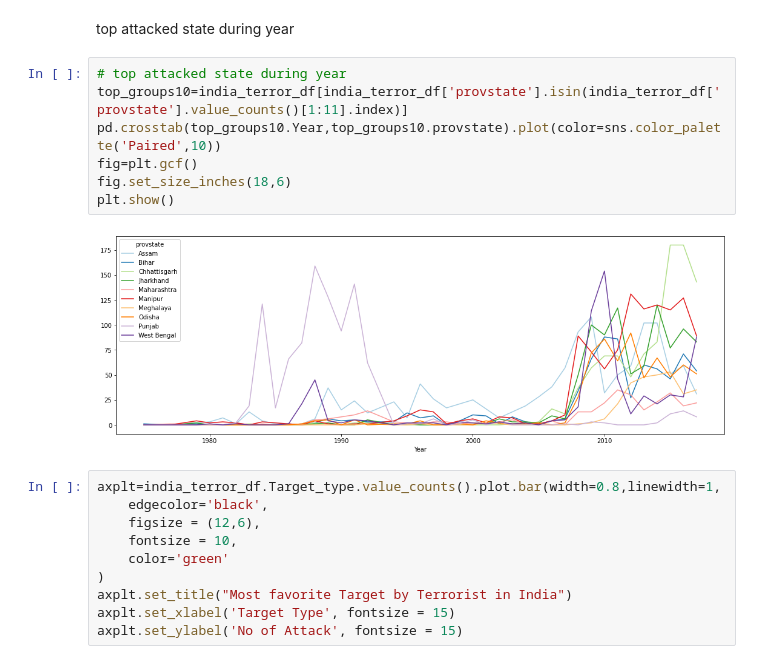
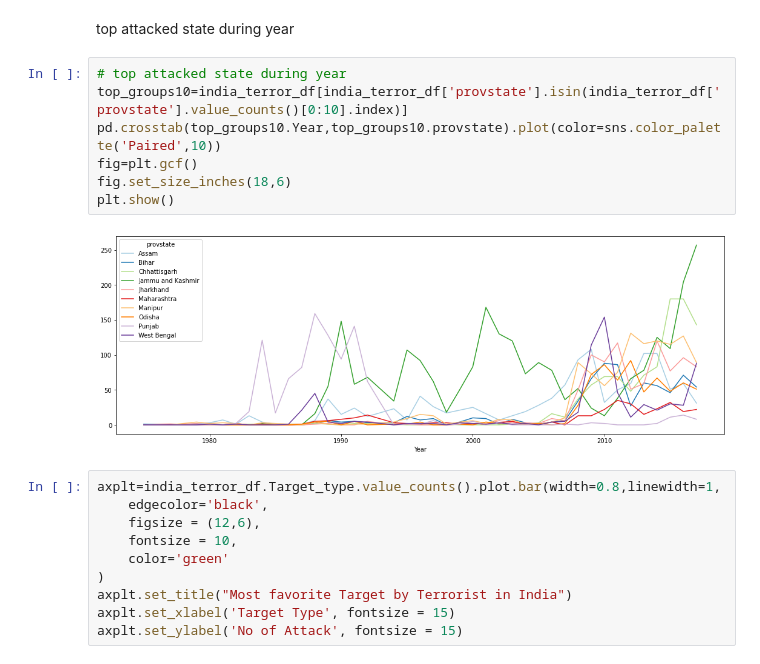
Before and after one commit to chinu1997/Team5-Capstone, a Jupyter notebook: Chinmaya_Devprasad_Team_5_Capstone_Project1.ipynb, the cells around one changed output. Cells and saved outputs as stored; diff of their text form.

```diff
--- a/Chinmaya_Devprasad_Team_5_Capstone_Project1.ipynb
+++ b/Chinmaya_Devprasad_Team_5_Capstone_Project1.ipynb
@@ -515,13 +516,13 @@ plt.show()
  top attacked state during year
 # %%
 # top attacked state during year
-top_groups10=india_terror_df[india_terror_df['provstate'].isin(india_terror_df['provstate'].value_counts()[1:11].index)]
+top_groups10=india_terror_df[india_terror_df['provstate'].isin(india_terror_df['provstate'].value_counts()[0:10].index)]
 pd.crosstab(top_groups10.Year,top_groups10.provstate).plot(color=sns.color_palette('Paired',10))
 fig=plt.gcf()
 fig.set_size_inches(18,6)
 plt.show()
 # %% [output]
-[figure, old version]
+[figure, new version]
 # %%
 axplt=india_terror_df.Target_type.value_counts().plot.bar(width=0.8,linewidth=1,
     edgecolor='black',
```
Also changed, not shown: parts of 12 cells of this notebook.
